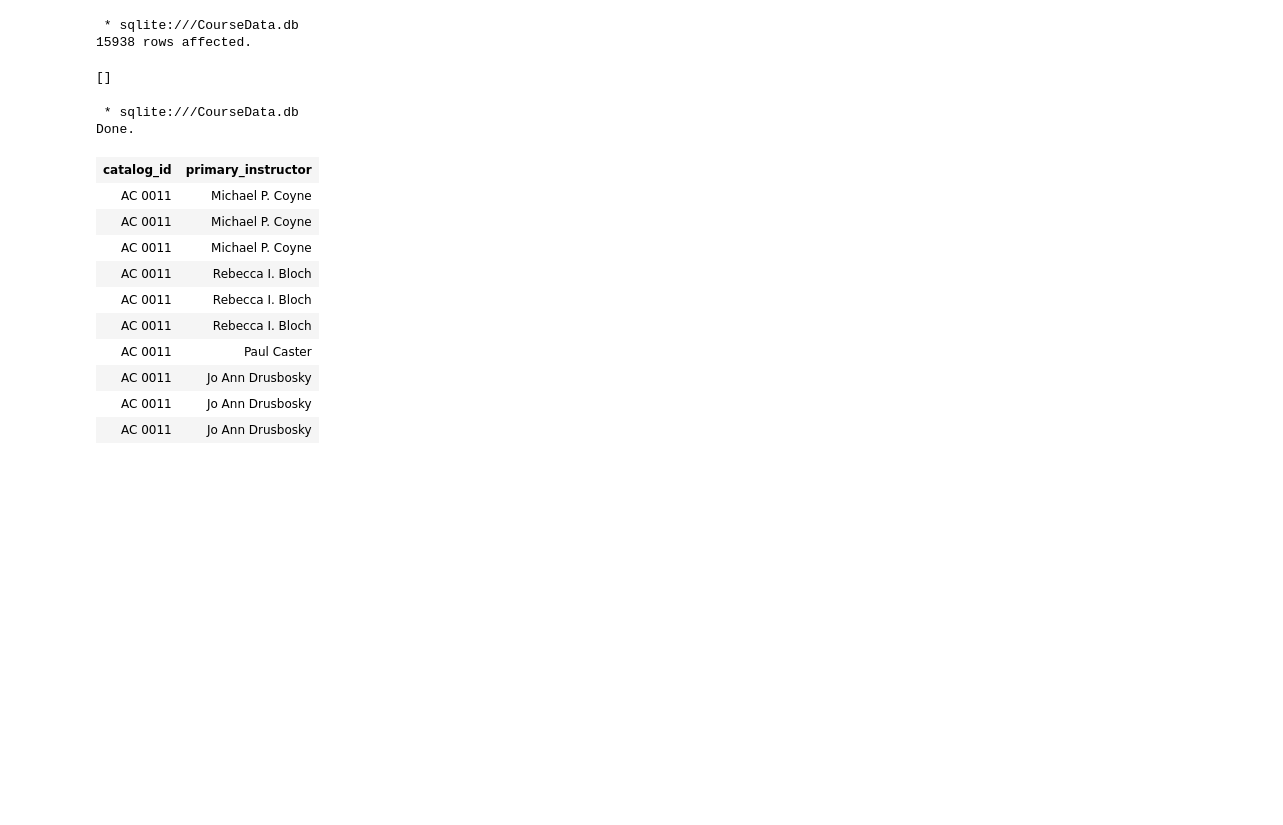
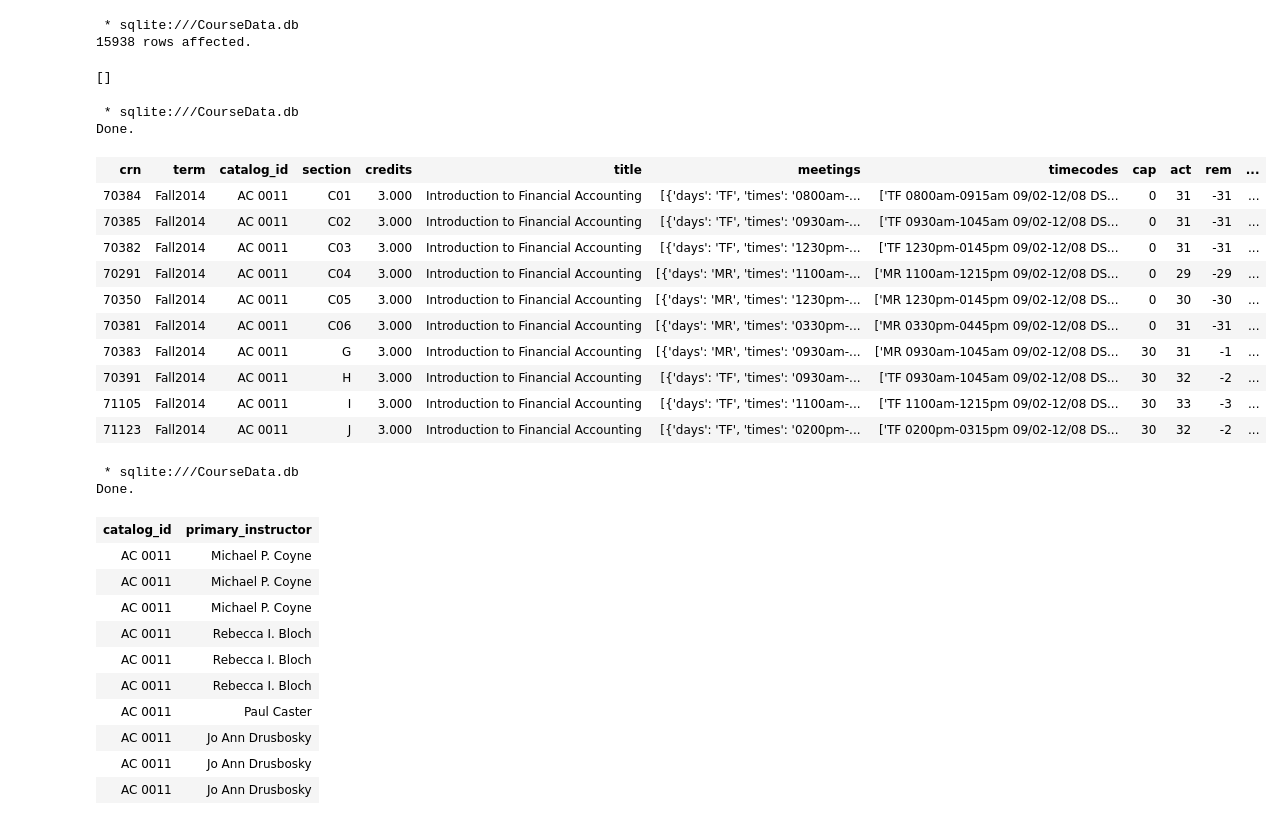
Before and after one commit to fairfield-university-ba-510-spring2019/final-project-the-wrecking-crew, a Jupyter notebook: ProjectR3-Tom-Copy1.ipynb, the cells around one changed output. Cells and saved outputs as stored; diff of their text form; code cells hidden in the pictures; blank space fills up the shorter version.

```diff
--- a/ProjectR3-Tom-Copy1.ipynb
+++ b/ProjectR3-Tom-Copy1.ipynb
@@ -234,6 +224,24 @@ SELECT DISTINCT TID, catalog_id, crn, term, section, credits, title, meetings, t
  * sqlite:///CourseData.db
 15938 rows affected.
 []
+# %%
+%%sql
+SELECT * FROM COURSES
+LIMIT 10;
+# %% [output]
+ * sqlite:///CourseData.db
+Done.
+| crn | term | catalog_id | section | credits | title | meetings | timecodes | cap | act | rem | ... |
+| 70384 | Fall2014 | AC 0011 | C01 | 3.000 | Introduction to Financial Accounting | [{'days': 'TF', 'times': '0800am-... | ['TF 0800am-0915am 09/02-12/08 DS... | 0 | 31 | -31 | ... |
+| 70385 | Fall2014 | AC 0011 | C02 | 3.000 | Introduction to Financial Accounting | [{'days': 'TF', 'times': '0930am-... | ['TF 0930am-1045am 09/02-12/08 DS... | 0 | 31 | -31 | ... |
+| 70382 | Fall2014 | AC 0011 | C03 | 3.000 | Introduction to Financial Accounting | [{'days': 'TF', 'times': '1230pm-... | ['TF 1230pm-0145pm 09/02-12/08 DS... | 0 | 31 | -31 | ... |
+| 70291 | Fall2014 | AC 0011 | C04 | 3.000 | Introduction to Financial Accounting | [{'days': 'MR', 'times': '1100am-... | ['MR 1100am-1215pm 09/02-12/08 DS... | 0 | 29 | -29 | ... |
+| 70350 | Fall2014 | AC 0011 | C05 | 3.000 | Introduction to Financial Accounting | [{'days': 'MR', 'times': '1230pm-... | ['MR 1230pm-0145pm 09/02-12/08 DS... | 0 | 30 | -30 | ... |
+| 70381 | Fall2014 | AC 0011 | C06 | 3.000 | Introduction to Financial Accounting | [{'days': 'MR', 'times': '0330pm-... | ['MR 0330pm-0445pm 09/02-12/08 DS... | 0 | 31 | -31 | ... |
+| 70383 | Fall2014 | AC 0011 | G | 3.000 | Introduction to Financial Accounting | [{'days': 'MR', 'times': '0930am-... | ['MR 0930am-1045am 09/02-12/08 DS... | 30 | 31 | -1 | ... |
+| 70391 | Fall2014 | AC 0011 | H | 3.000 | Introduction to Financial Accounting | [{'days': 'TF', 'times': '0930am-... | ['TF 0930am-1045am 09/02-12/08 DS... | 30 | 32 | -2 | ... |
+| 71105 | Fall2014 | AC 0011 | I | 3.000 | Introduction to Financial Accounting | [{'days': 'TF', 'times': '1100am-... | ['TF 1100am-1215pm 09/02-12/08 DS... | 30 | 33 | -3 | ... |
+| 71123 | Fall2014 | AC 0011 | J | 3.000 | Introduction to Financial Accounting | [{'days': 'TF', 'times': '0200pm-... | ['TF 0200pm-0315pm 09/02-12/08 DS... | 30 | 32 | -2 | ... |
 # %%
 %%sql
 SELECT catalog_id, primary_instructor
```
Also changed, not shown: parts of 11 cells of this notebook.
